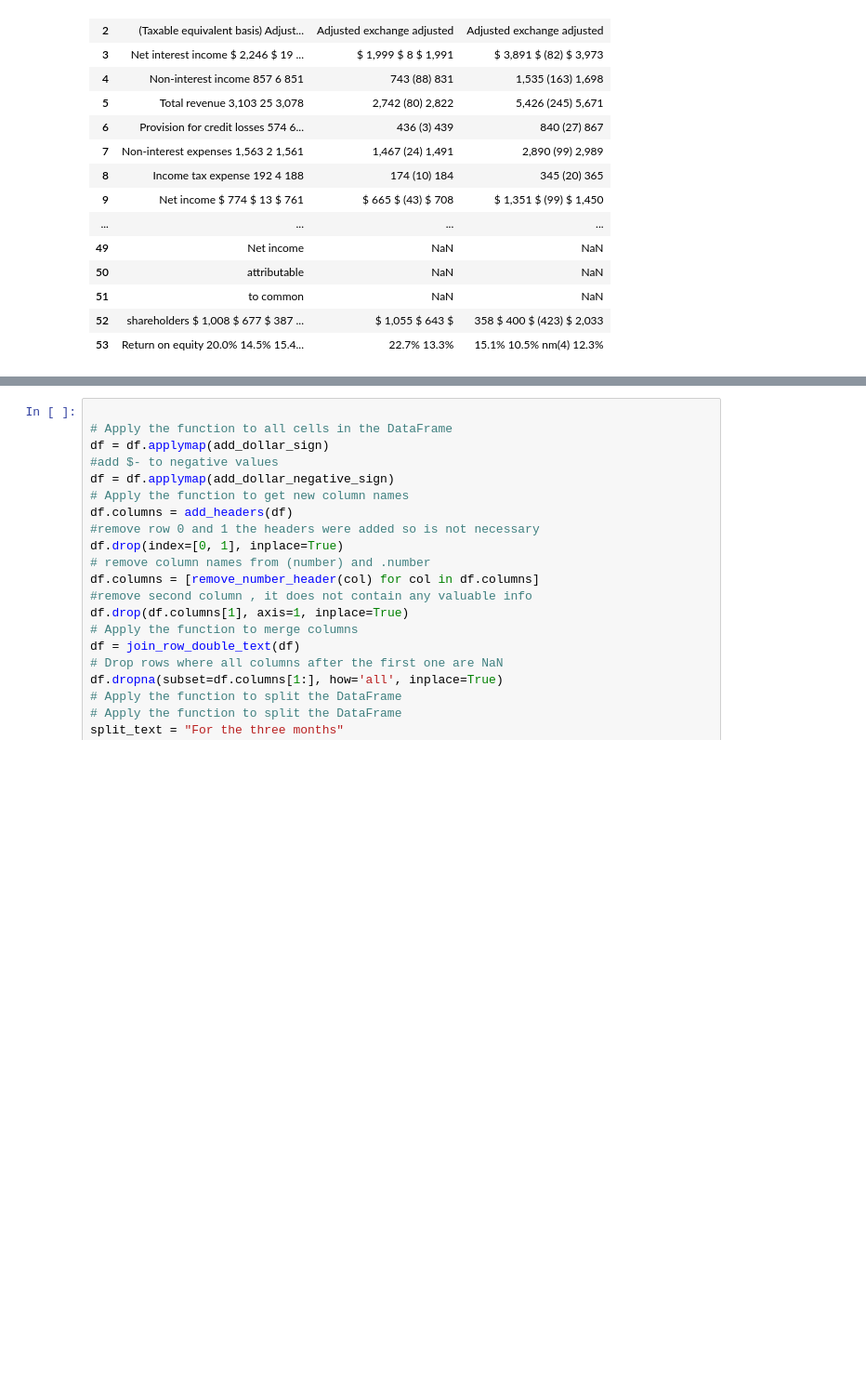
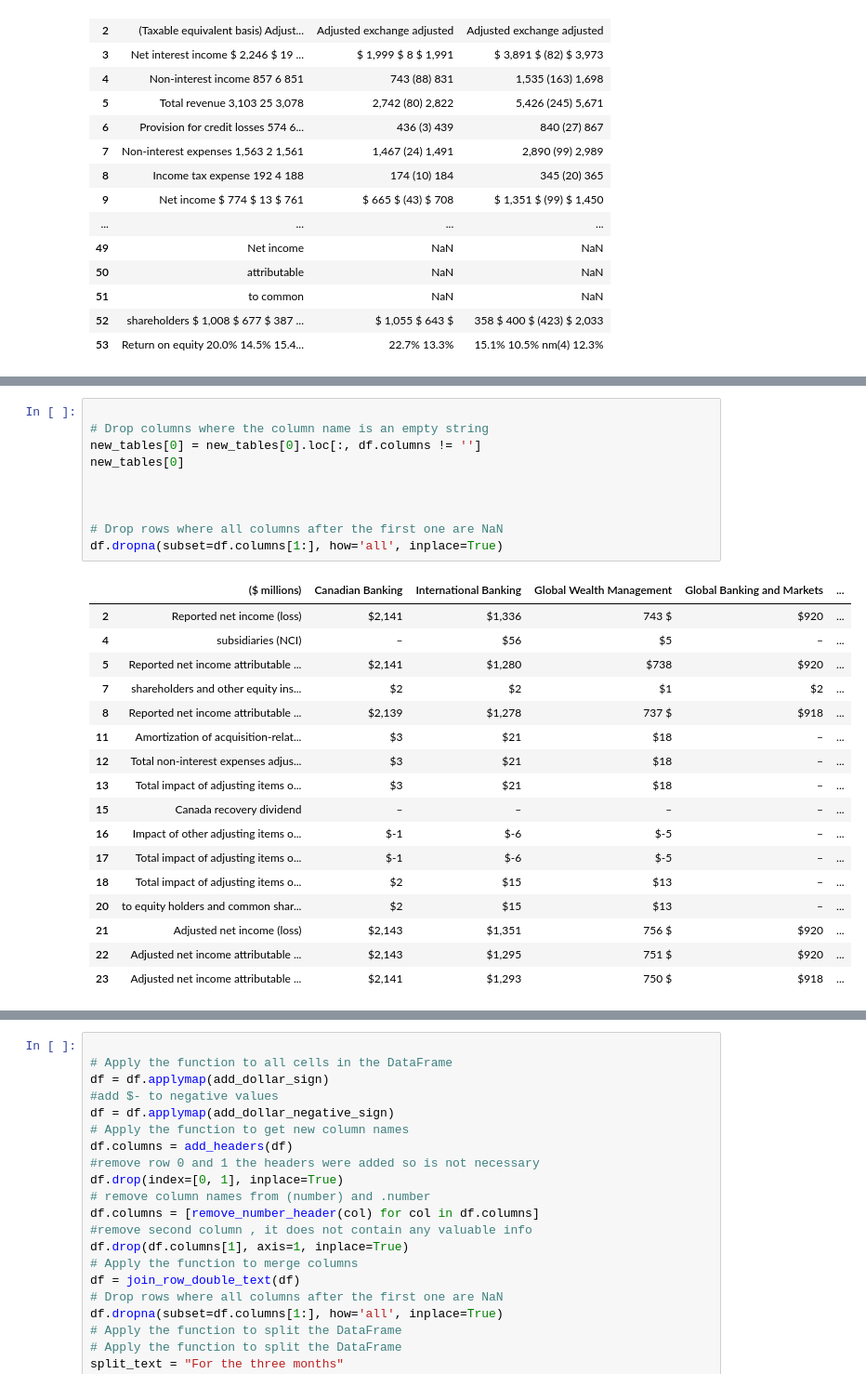
Before and after one commit to raemilcf/ChatbotFinancialReports, a Jupyter notebook: FInal_project_NLP_Report_reader.ipynb, the cells around one changed output, grey strips where cells are left out. Shown at 93% size. Drawn from its saved outputs; the diff is of its cells as text; blank space fills up the shorter version.

```diff
--- a/FInal_project_NLP_Report_reader.ipynb
+++ b/FInal_project_NLP_Report_reader.ipynb
@@ -637,0 +961,28 @@ df.columns = [remove_number_header(col) for col in df.columns]
+# %%
+
+# Drop columns where the column name is an empty string
+new_tables[0] = new_tables[0].loc[:, df.columns != '']
+new_tables[0]
+
+
+
+# Drop rows where all columns after the first one are NaN
+df.dropna(subset=df.columns[1:], how='all', inplace=True)
+# %% [output]
+|  | ($ millions) | Canadian Banking | International Banking | Global Wealth Management | Global Banking and Markets | ... |
+| 2 | Reported net income (loss) | $2,141 | $1,336 | 743 $ | $920 | ... |
+| 4 | subsidiaries (NCI) | – | $56 | $5 | – | ... |
+| 5 | Reported net income attributable ... | $2,141 | $1,280 | $738 | $920 | ... |
+| 7 | shareholders and other equity ins... | $2 | $2 | $1 | $2 | ... |
+| 8 | Reported net income attributable ... | $2,139 | $1,278 | 737 $ | $918 | ... |
+| 11 | Amortization of acquisition-relat... | $3 | $21 | $18 | – | ... |
+| 12 | Total non-interest expenses adjus... | $3 | $21 | $18 | – | ... |
+| 13 | Total impact of adjusting items o... | $3 | $21 | $18 | – | ... |
+| 15 | Canada recovery dividend | – | – | – | – | ... |
+| 16 | Impact of other adjusting items o... | $-1 | $-6 | $-5 | – | ... |
+| 17 | Total impact of adjusting items o... | $-1 | $-6 | $-5 | – | ... |
+| 18 | Total impact of adjusting items o... | $2 | $15 | $13 | – | ... |
+| 20 | to equity holders and common shar... | $2 | $15 | $13 | – | ... |
+| 21 | Adjusted net income (loss) | $2,143 | $1,351 | 756 $ | $920 | ... |
+| 22 | Adjusted net income attributable ... | $2,143 | $1,295 | 751 $ | $920 | ... |
+| 23 | Adjusted net income attributable ... | $2,141 | $1,293 | 750 $ | $918 | ... |
```
Also changed, not shown: parts of 28 cells of this notebook.
